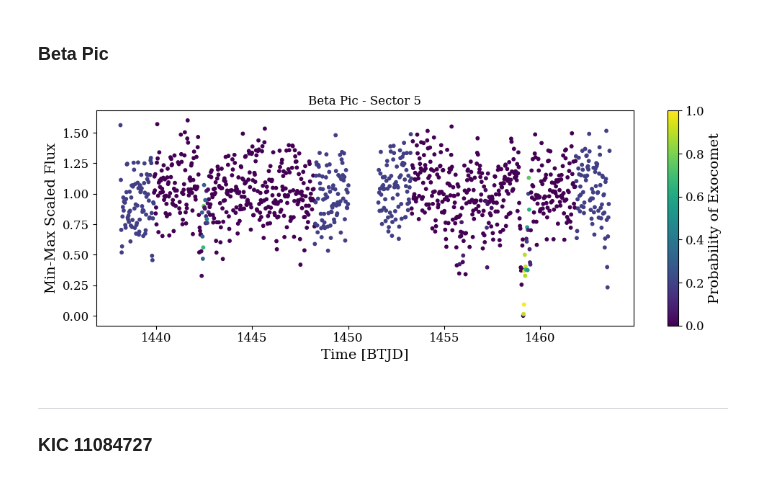
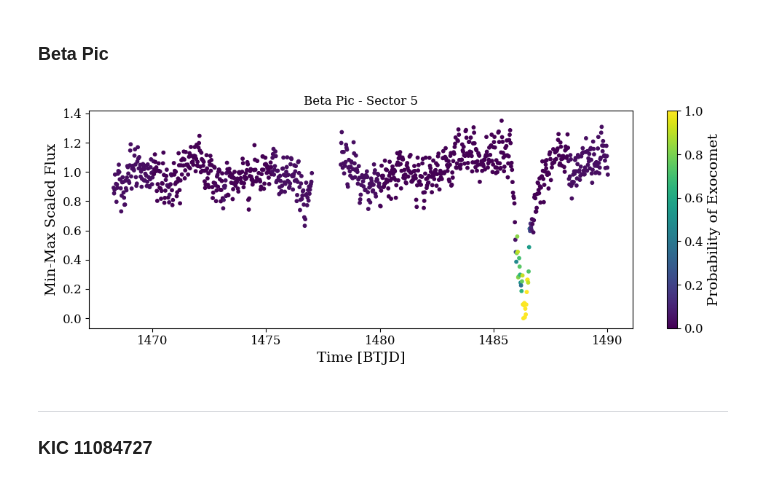
Before and after one commit to azibn/nets2, a Jupyter notebook: notebooks/CNN.ipynb, the cells around one changed output. Saved outputs shown, nothing was run; the diff lists cells and outputs as text; code cells hidden in the pictures.

Commit message:
add scikeras to env, use SVC for variability, use relu, option to save ds

```diff
--- a/notebooks/CNN.ipynb
+++ b/notebooks/CNN.ipynb
@@ -73,7 +110,7 @@ svc = stella.FlareDataSet(fn_dir='/Users/azib/Documents/open_source/nets2/models
 # %%
 ds = stella.FlareDataSet(fn_dir='/Users/azib/Documents/open_source/nets2/models/comets15k-normalised-depthscaled/',
-                         catalog='/Users/azib/Documents/open_source/nets2/catalogs/comets15k-normalised-depthscaled.txt',cadences=cadences,training=0.8,validation=0.15,frac_balance=0.68,augment_portion=0.4,
-                        merge_datasets=True,other_datasets=[exocomets_extra,exoplanets,rbinaries,fbinaries,cdips],other_datasets_labels=[1,2,3,4,5])
+                         catalog='/Users/azib/Documents/open_source/nets2/catalogs/comets15k-normalised-depthscaled.txt',cadences=cadences,training=0.8,validation=0.15,frac_balance=0.66,augment_portion=0.4,
+                        merge_datasets=True,other_datasets=[exocomets_extra,exoplanets,rbinaries,fbinaries,svc],other_datasets_labels=[1,2,3,4,5])
 # %% [output]
 Reading in training set files.
 Number of positive class training data: 30713
@@ -308,7 +367,7 @@ dropout = 0.1
 dense = 64
 l2val = 0.001
 input_shape = (cadences, 1)
-activation = 'tanh'
+activation = 'relu'
 
 # Define the model layers as a list
 layers = [
@@ -472,5 +510,5 @@ files3[0:3]
 # %%
-modelname = f'../cnn-models/ensemble_s0041_i0150_b0.68.h5'
+modelname = f'../cnn-models/ensemble_s0091_i0150_b0.62.h5'
 # %%
 lk.search_lightcurve('TIC 419365265',mission='TESS')
 # %% [output]
@@ -541,7 +579,7 @@ plt.savefig('betapic-s5.png',dpi=300,bbox_inches='tight')
 # %% [markdown]
 ### Beta Pic
 # %%
-lc = lk.search_lightcurve('Beta Pic',mission='TESS',sector=[5],author='TESS-SPOC').download_all().stitch()
+lc = lk.search_lightcurve('Beta Pic',mission='TESS',sector=[6],author='TESS-SPOC').download_all().stitch()
 lc = lc[lc.quality.value == 0]
 
 f = np.array((lc.flux.value/np.nanmedian(lc.flux.value)) - 1)
@@ -551,23 +589,23 @@ f = f[~np.isnan(f)]
 f = (f - np.min(f)) / (np.max(f) - np.min(f))
 # %%
 cnn.predict(modelname=modelname,
-            times=lc.time.value,
+            times=lc.time.value[0:-1],
             fluxes=f,
-            errs=lc.flux_err.value)
+            errs=lc.flux_err.value[0:-1])
 
 plt.figure(figsize=(10,4))
 plt.scatter(cnn.predict_time[0], cnn.predict_flux[0],
             c=cnn.predictions[0], vmin=0, vmax=1,s=10)
 plt.colorbar(label='Probability of Exocomet')
 #plt.axvline(cnn.predict_time[0][np.argmax(cnn.predictions)],color='red',linestyle='--',zorder=1)
 plt.xlabel('Time [BTJD]')
 plt.title('Beta Pic - Sector 5')
 plt.tight_layout()
 plt.ylabel('Min-Max Scaled Flux')
 plt.gcf().patch.set_alpha(0.5)
 plt.savefig('betapic-s5.png',dpi=300,bbox_inches='tight')
 # %% [output]
-[figure, old version]
+[figure, new version]
 # %% [markdown]
 ---
 ### KIC 11084727
```
Also changed, not shown: parts of 25 cells of this notebook, 5 other files.
